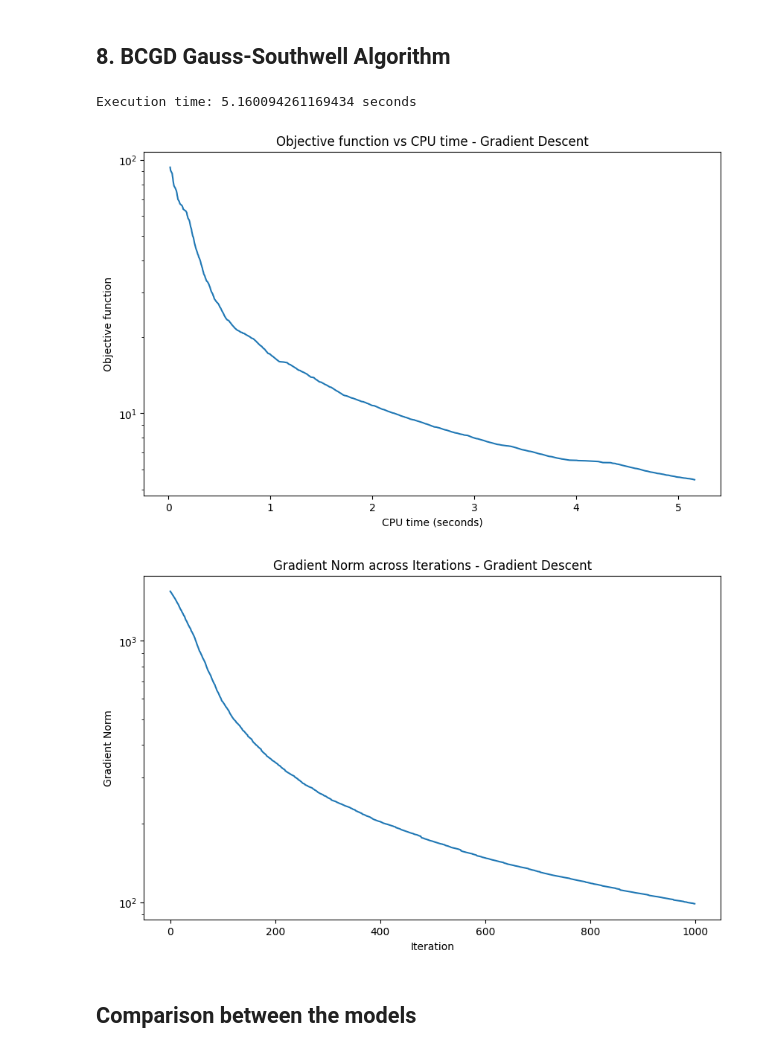
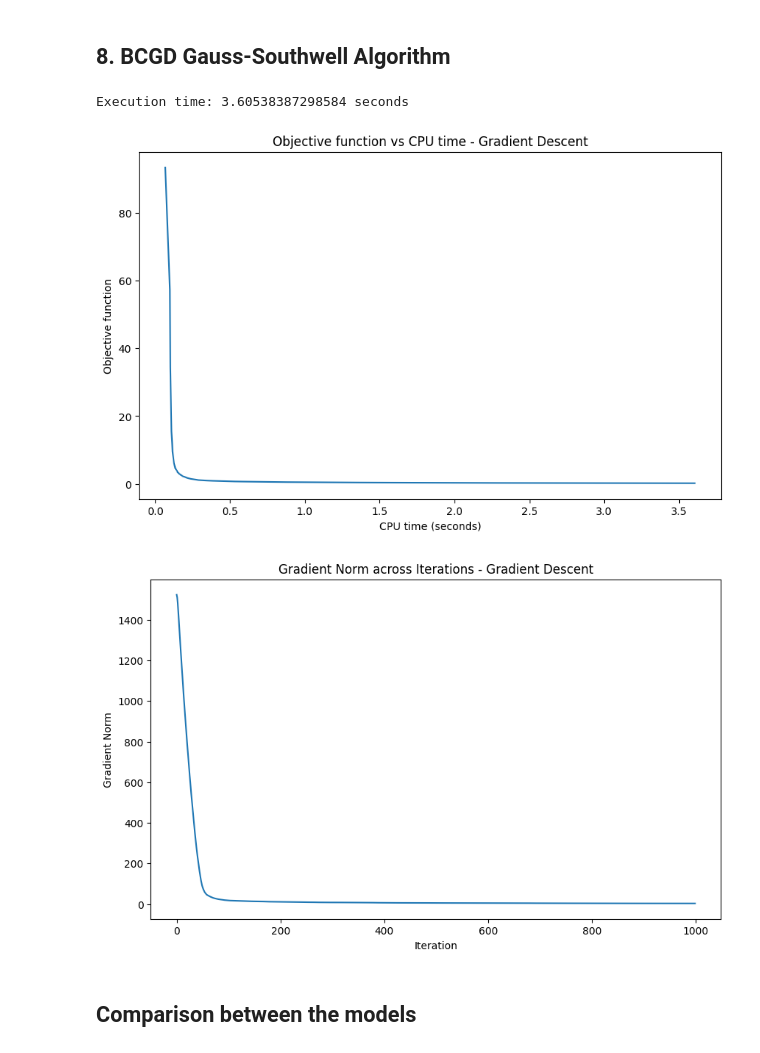
Before and after one commit to maloooon/Optimizing_Multi-Class_Logistic_Regression_with_Gradient-Based_Methods, a Jupyter notebook: HW1_CLEANED_CODE.ipynb, the cells around one changed output. Drawn from its saved outputs; the diff is of its cells as text; code cells hidden in the pictures.

```diff
--- a/HW1_CLEANED_CODE.ipynb
+++ b/HW1_CLEANED_CODE.ipynb
@@ -322,17 +290,0 @@ def gradient_descent_final(X,A,labels,lr, cost_function, iterations):
-# %%
-# Searching for the best cost function in terms of durational cost ; using the given partial derivative
-
-cost_functions = [cost_function_dummy, cost_function_1, cost_function_2, cost_function_3]
-times = []
-for cost_func in cost_functions:
-    X_0 = X.copy() # Reset to old matrix ; use copy to make a deep copy, such that changes in X_0 don't affect X
-    start_time = time.time()
-    _,_,_ = gradient_descent_final(X_0,A,labels,LR,cost_func,iterations=1000)
-    end_time = time.time()
-    duration = end_time - start_time
-    times.append(duration)
-
-plt.bar(['Cost Function Dummy', 'Cost Function 1', 'Cost Function 2', 'Cost Function 3'], times)
-plt.ylabel('Time (seconds)')
-plt.title('Time taken by each cost function')
-plt.show()
@@ -345,7 +291,7 @@ Execution time: 10.010052919387817 seconds
 # %% [markdown]
 ## 6. Gradient Descent Algorithm
 # %%
-X_values, gradient_norms_GD, times_GD = gradient_descent_final(X,A,labels, lr= LR, cost_function = cost_function_3,  iterations= ITERATIONS)
+X_values, gradient_norms_GD, times_GD = gradient_descent_final(X,A,labels, lr= LR_GD, cost_function = cost_function_3,  iterations= ITERATIONS)
 
 
 losses_GD = [cost_function_3(X_val, A, labels) for X_val in X_values]
@@ -405,5 +365,5 @@ Note that in the BCGD plot it plots the gradient norm of just the single blocks,
 # %%
-X_values, gradient_norms_BCGD, times_BCGD = BCGD_randomized(X,A,labels, LR, cost_function= cost_function_3, iterations= ITERATIONS)
+X_values, gradient_norms_BCGD, times_BCGD = BCGD_randomized(X,A,labels, lr = LR_BCGD, cost_function= cost_function_3, iterations= ITERATIONS)
 losses_BCGD = [cost_function_3(X_val, A, labels) for X_val in X_values]
 
 plotting(times_BCGD, losses_BCGD, gradient_norms_BCGD)
@@ -414,7 +374,7 @@ Execution time: 7.150253057479858 seconds
 # %% [markdown]
 ## 8. BCGD Gauss-Southwell Algorithm
 # %%
-def Gauss_Southwell_final(X,A, labels,lr, cost_function, iterations=20):
+def Gauss_Southwell_final(X,A, labels,lr, cost_function, iterations):
 
 
     # Calculate all partial gradients once, then just update on the one with biggest norm
@@ -470,8 +430,16 @@ def Gauss_Southwell_final(X,A, labels,lr, cost_function, iterations=20):
 
         # Add gradient norm (of complete gradient)
         gradient_norms.append(sum_norms)
+
+
+        # Update the learning rate
+        current_lr = scheduler_BCGD_GS.get_learning_rate()
+        # print(f"Epoch {i + 1}: Learning rate = {current_lr:.6f}")
+        scheduler_BCGD_GS.update_learning_rate()
+
+
         # Gradient step
-        X_copy[:, max_norm_class_index] = X_copy[:, max_norm_class_index] - lr * max_norm_partial_grad
+        X_copy = X_copy- lr * grad
 
         # Add times
         times.append(time.time() - start_time)
@@ -483,15 +451,15 @@ def Gauss_Southwell_final(X,A, labels,lr, cost_function, iterations=20):
 
     return X_values, gradient_norms, times
 # %%
-# Lest's see how it performs
-X_values, gradient_norms_BCGD_GS, times_BCGD_GS = Gauss_Southwell_final(X,A,labels,LR, cost_function= cost_function_3,iterations= ITERATIONS)
-losses_BCGD_GS = [cost_function_3(X_val, A, labels) for X_val in X_values]
+# Let's see how it performs
+X_values_BCGD_GS, gradient_norms_BCGD_GS, times_BCGD_GS = Gauss_Southwell_final(X,A,labels,lr= LR_BCGD_GS, cost_function= cost_function_3,iterations= ITERATIONS)
+losses_BCGD_GS = [cost_function_3(X_val, A, labels) for X_val in X_values_BCGD_GS]
 
 plotting(times_BCGD_GS, losses_BCGD_GS, gradient_norms_BCGD_GS)
 # %% [output]
-Execution time: 5.160094261169434 seconds
+Execution time: 3.60538387298584 seconds
-[figure, old version]
+[figure, new version]
-[figure, old version]
+[figure, new version]
 # %% [markdown]
 ## Comparison between the models
 # %%
```
Also changed, not shown: parts of 35 cells of this notebook, 2 other files.
